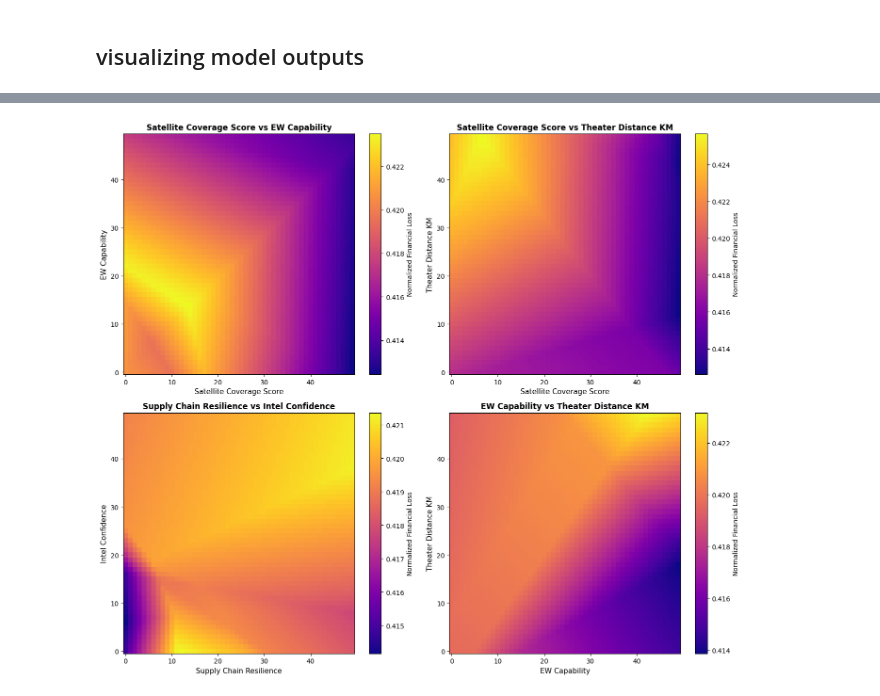
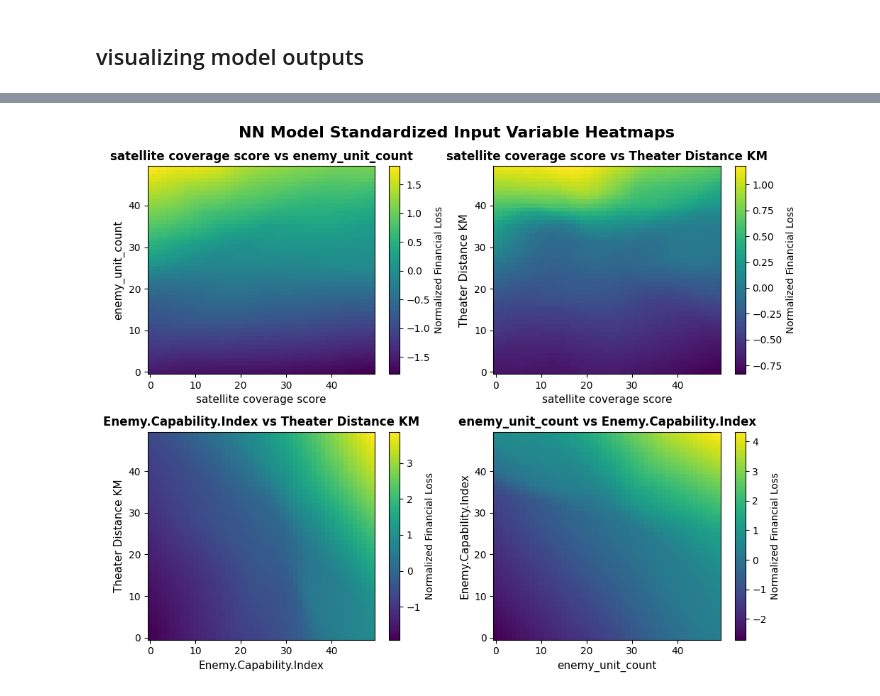
Before and after one commit to schiffman-ben/UNH-Hackathon-2026-Group-3, a Jupyter notebook: notebooks/surrogate_model_nn.ipynb, the cells around one changed output, grey strips where cells are left out. Drawn from its saved outputs; the diff is of its cells as text; code cells hidden in the pictures.

Commit message:
omg this model is not bad

```diff
--- a/notebooks/surrogate_model_nn.ipynb
+++ b/notebooks/surrogate_model_nn.ipynb
@@ -132,11 +134,13 @@ len(df)
 # get array of values for input variables:
 '''
 every column except output/results and categorical variables
+- also remove columns with nan values
 '''
 input_columns = df.select_dtypes(include=[np.number]).columns.tolist()
 input_columns.remove('response_success')
 input_columns.remove('Financial_Loss_MUSD')
 input_columns.remove('actual_days_to_stabilization')
+input_columns = [col for col in input_columns if not df[col].isna().any()]
 inputs = df[input_columns].values
 
 
@@ -227,3 +359,0 @@ torch.Size([2945, 24])
-# %%
-input_tensor = torch.tensor(inputs).float()
-input_tensor[0]
@@ -308,23 +372,22 @@ optimizer = torch.optim.Adam(model.parameters(), lr=0.0005) # learning rate
 # %%
 # training with per-epoch testing
-model.train()
-
 training_loss_ls = []
 test_loss_ls = []
 
-epochs = 20
+epochs = 100
 
 for epoch in range(epochs):
     epoch_loss_ls = []
     print("epoch #:", epoch)
 
     # training loop
-    for data, labels in tqdm(train_loader):
+    nnmodel.train()
+    for data, labels in train_loader:
         optimizer.zero_grad() # resets gradients in optimizer to 0
-        outputs = model(data)
+        outputs = nnmodel(data)
 
         # calculate loss function (MSE)
-        loss = loss_func(outputs, labels)
+        loss = loss_func(outputs, labels.unsqueeze(1))
         epoch_loss_ls.append(loss.item())
         loss.backward() # back prop
 
@@ -336,10 +399,11 @@ for epoch in range(epochs):
     training_loss_ls.append(avg_loss)
 
     # testing loop per epoch
+    nnmodel.eval()
     test_epoch_ls = []
     with torch.no_grad():
         for data, labels in test_loader:
-            outputs = model(data)
+            outputs = nnmodel(data)
             loss = loss_func(outputs, labels)
             test_epoch_ls.append(loss.item())
 
@@ -452,49 +490,49 @@ plt.show()
 # %%
 # Create 2D heatmaps for key input pairs
-fig, axes = plt.subplots(2, 2, figsize=(14, 12))
+fig, axes = plt.subplots(2, 2, figsize=(10, 8))
 axes = axes.flatten()
 
 input_names = [
-    'Satellite Coverage Score',
-    'EW Capability',
-    'Supply Chain Resilience',
-    'Intel Confidence',
+    'satellite coverage score',
+    'enemy_unit_count',
+    'Enemy.Capability.Index',
     'Theater Distance KM'
 ]
 
 # Define pairs to visualize (most important interactions)
-pairs = [(0, 1), (0, 4), (2, 3), (1, 4)]
+pairs = [(0, 1), (0, 3), (2, 3), (1, 2)]
 
 for plot_idx, (i, j) in enumerate(pairs):
     ax = axes[plot_idx]
 
     # Create grid of values
-    input_range = np.linspace(0, 1, 50)
+    input_range = np.linspace(-5, 5, 50)
     heatmap = np.zeros((len(input_range), len(input_range)))
 
     # Fill heatmap by varying inputs i and j
     for x_idx, x_val in enumerate(input_range):
         for y_idx, y_val in enumerate(input_range):
-            input_vector = np.mean(inputs, axis=1)
-            input_vector[i] = x_val
-            input_vector[j] = y_val
+            input_vector = np.mean(inputs_train, axis=0)
+            input_vector[input_columns.index(input_names[i])] = x_val
+            input_vector[input_columns.index(input_names[j])] = y_val
 
             input_tensor = torch.tensor(input_vector).float().unsqueeze(0)
             with torch.no_grad():
-                pred = model(input_tensor).item()
+                pred = nnmodel(input_tensor).item()
             heatmap[y_idx, x_idx] = pred
 
     # Plot heatmap with color scale
-    im = ax.imshow(heatmap, aspect='auto', origin='lower', cmap='plasma')
+    im = ax.imshow(heatmap, aspect='auto', origin='lower', cmap='viridis')
     ax.set_xlabel(input_names[i], fontsize=11)
     ax.set_ylabel(input_names[j], fontsize=11)
     ax.set_title(f'{input_names[i]} vs {input_names[j]}', fontsize=12, fontweight='bold')
 
     # Add colorbar
     cbar = plt.colorbar(im, ax=ax)
     cbar.set_label('Normalized Financial Loss')
 
+plt.suptitle('NN Model Standardized Input Variable Heatmaps', fontsize=16, fontweight='bold')
 plt.tight_layout()
 plt.show()
 # %% [output]
-[figure, old version]
+[figure, new version]
```
Also changed, not shown: parts of 30 cells of this notebook, 1 other file.
